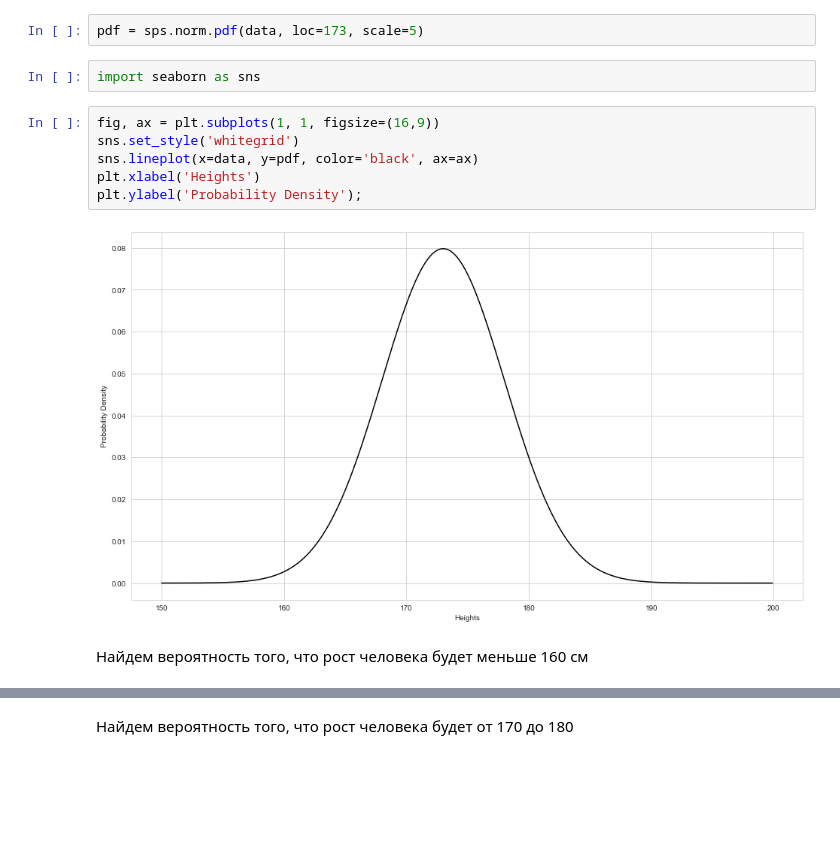
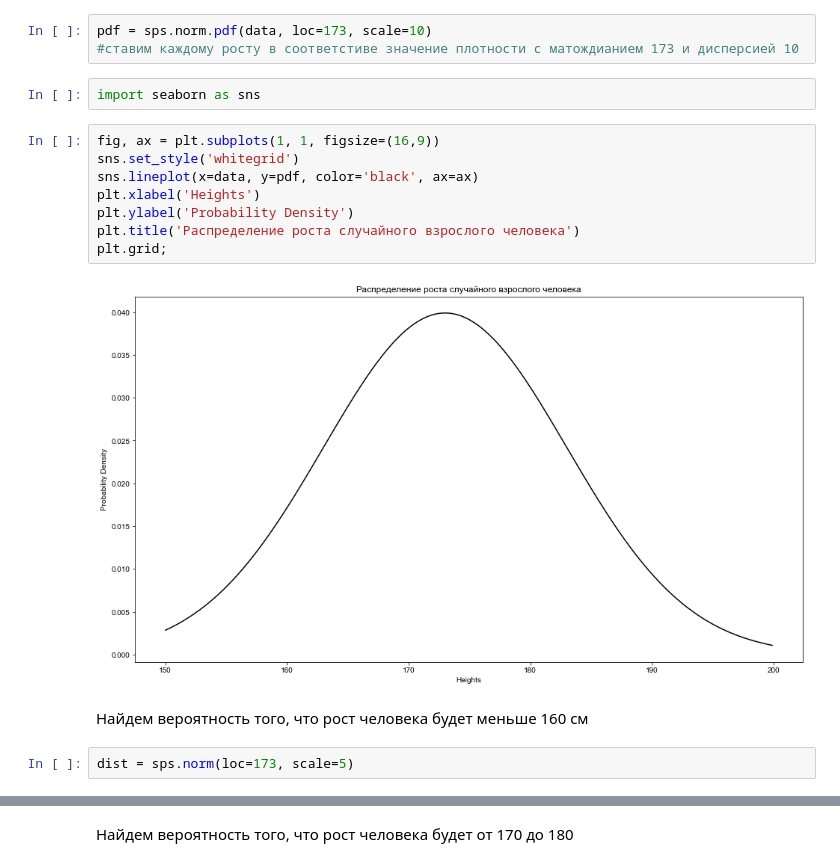
Before and after one commit to RvotniyFlex/Classique-sPlace, a Jupyter notebook: Консультации/04_Hypothesis_tests.ipynb, the cells around one changed output, grey strips where cells are left out. Drawn from its saved outputs; the diff is of its cells as text; blank space fills up the shorter version.

```diff
--- a/Консультации/04_Hypothesis_tests.ipynb
+++ b/Консультации/04_Hypothesis_tests.ipynb
@@ -160,15 +196,20 @@ data = np.arange(150, 200, 0.1)
 # %%
-pdf = sps.norm.pdf(data, loc=173, scale=5)
+pdf = sps.norm.pdf(data, loc=173, scale=10)
+#ставим каждому росту в соответстиве значение плотности с матождианием 173 и дисперсией 10
 # %%
 import seaborn as sns
 # %%
 fig, ax = plt.subplots(1, 1, figsize=(16,9))
 sns.set_style('whitegrid')
 sns.lineplot(x=data, y=pdf, color='black', ax=ax)
 plt.xlabel('Heights')
-plt.ylabel('Probability Density');
+plt.ylabel('Probability Density')
+plt.title('Распределение роста случайного взрослого человека')
+plt.grid;
 # %% [output]
-[figure, old version]
+[figure, new version]
 # %% [markdown]
 Найдем вероятность того, что рост человека будет меньше 160 см
+# %%
+dist = sps.norm(loc=173, scale=5)
 # %%
```
Also changed, not shown: parts of 121 cells of this notebook, 2 other files.
